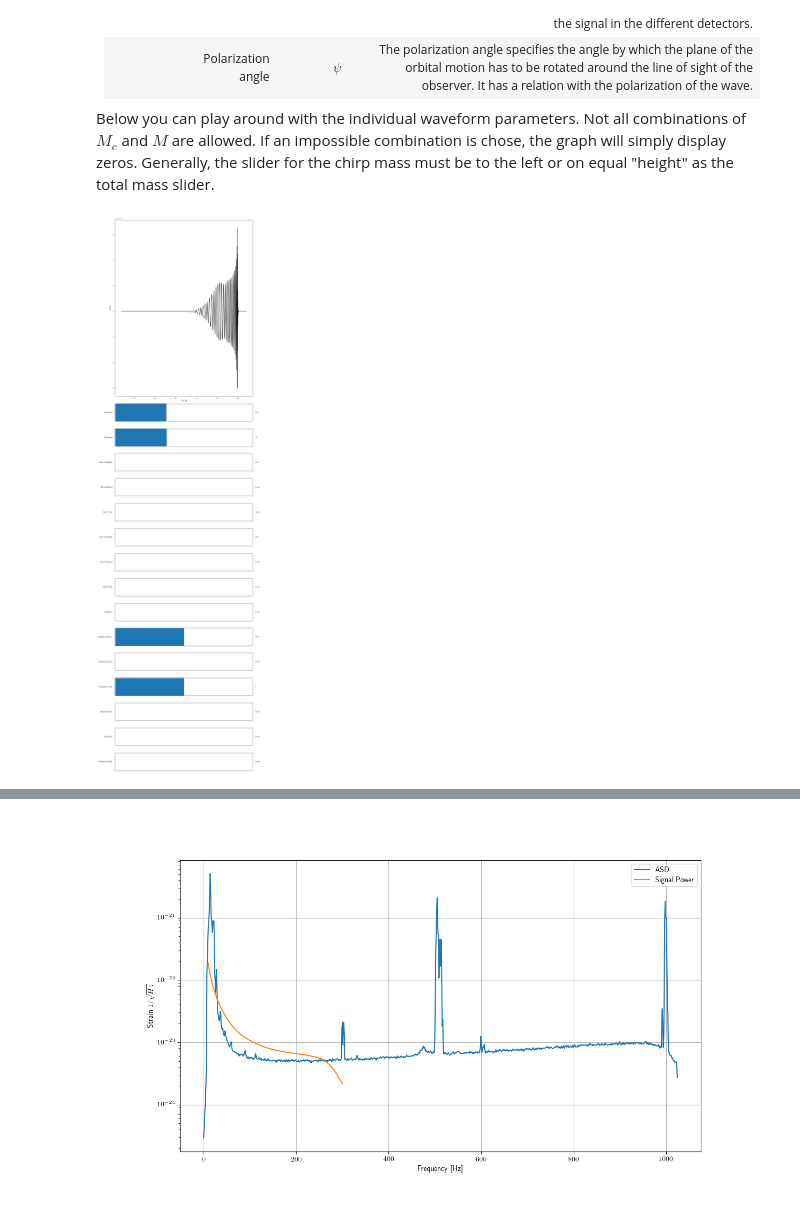
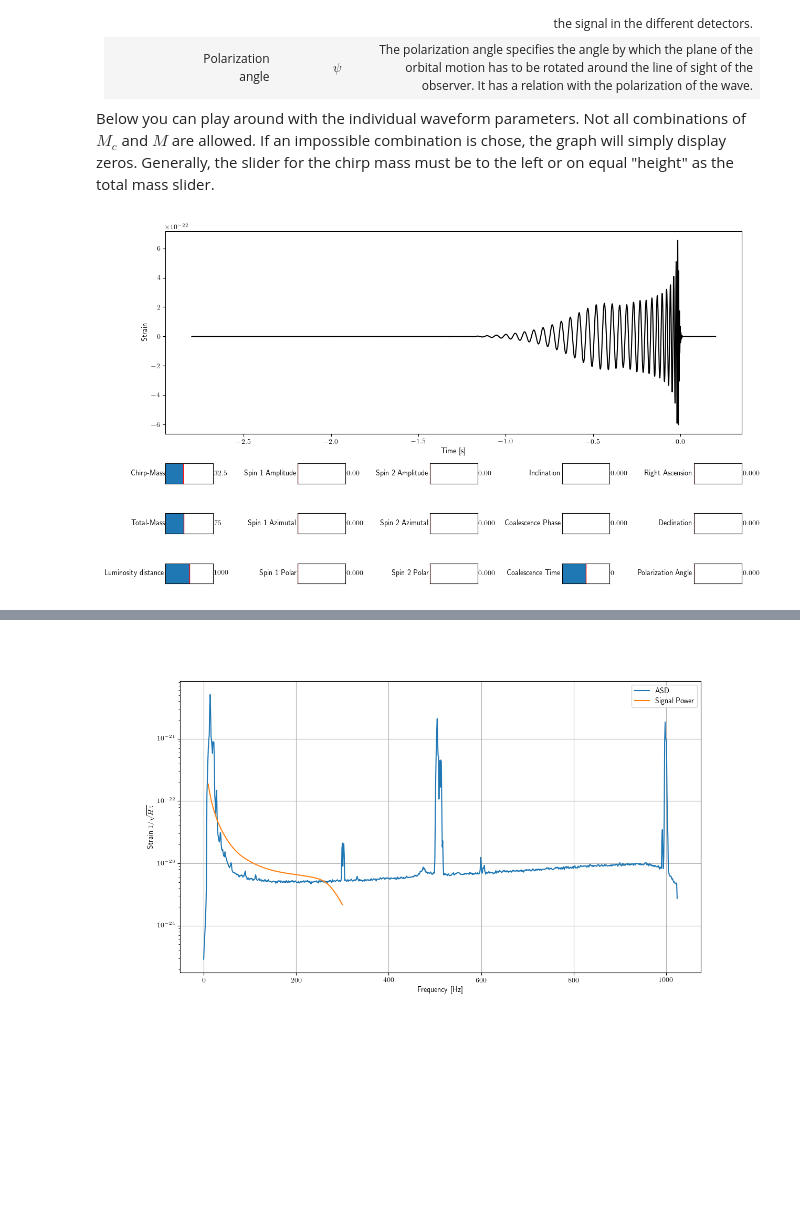
Before and after one commit to gwastro/ml-mock-data-challenge-1, a Jupyter notebook: tutorials/Gravitational Waves/tutorial_gw.ipynb, the cells around one changed output, grey strips where cells are left out. Drawn from its saved outputs; the diff is of its cells as text; code cells hidden in the pictures; blank space fills up the shorter version.

Commit message:
Updated parameter overview figure.

```diff
--- a/tutorials/Gravitational Waves/tutorial_gw.ipynb
+++ b/tutorials/Gravitational Waves/tutorial_gw.ipynb
@@ -270,6 +270,7 @@ To qualitatively understand the morpholgy of signals from different binary syste
 
 Below you can play around with the individual waveform parameters. Not all combinations of $M_c$ and $M$ are allowed. If an impossible combination is chose, the graph will simply display zeros. Generally, the slider for the chirp mass must be to the left or on equal "height" as the total mass slider.
 # %%
+from matplotlib.gridspec import GridSpec
 from pycbc.detector import Detector
 from pycbc.waveform import get_td_waveform
 from pycbc.coordinates import spherical_to_cartesian
@@ -306,7 +307,14 @@ def get_wav(m1, m2, spin1x, spin1y, spin1z, spin2x, spin2y, spin2z, inclination,
     return wav
 
 #Plotting
-fig, axs = plt.subplots(nrows=16, gridspec_kw={'height_ratios': [2] * 1 + [0.2] * 15}, figsize=(12.8, 6*7.2), num='Parameter influence')
+fig = plt.figure(figsize=(12.8, 7.2), num='Parameter influence')
+gs = GridSpec(4, 5, figure=fig, height_ratios=[1] + [0.1] * 3)
+axs = []
+axs.append(fig.add_subplot(gs[0, :])) #Main plot
+for j in range(5):
+    for i in range(1, 4):
+        axs.append(fig.add_subplot(gs[i, j]))
+#fig, axs = plt.subplots(nrows=16, gridspec_kw={'height_ratios': [2] * 1 + [0.2] * 15}, figsize=(12.8, 6*7.2), num='Parameter influence')
 
 init_mchirp = 32.5
 min_mchirp, max_mchirp = 26, 43.5
@@ -376,6 +384,12 @@ mtotal_slider = Slider(ax=axs[i],
                        valmax=max_mtotal,
                        valinit=init_mtotal)
 i += 1
+distance_slider = Slider(ax=axs[i],
+                         label='Luminosity distance',
+                         valmin=min_distance,
+                         valmax=max_distance,
+                         valinit=init_distance)
+i += 1
 spin1a_slider = Slider(ax=axs[i],
                        label='Spin 1 Amplitude',
                        valmin=min_spin1a,
@@ -417,12 +431,6 @@ inclination_slider = Slider(ax=axs[i],
                             valmin=min_inclination,
                             valmax=max_inclination,
                             valinit=init_inclination)
-i += 1
-distance_slider = Slider(ax=axs[i],
-                         label='Luminosity distance',
-                         valmin=min_distance,
-                         valmax=max_distance,
-                         valinit=init_distance)
 i += 1
 coa_phase_slider = Slider(ax=axs[i],
                           label='Coalescence Phase',
@@ -477,34 +485,34 @@ def update(val):
                   spin2y,
                   spin2z,
                   inclination_slider.val,
                   distance_slider.val,
                   coa_phase_slider.val,
                   tc_slider.val,
                   ra_slider.val,
                   dec_slider.val,
                   pol_slider.val
                  )
     line.set_xdata(wav.sample_times)
     line.set_ydata(wav.numpy())
 
 mchirp_slider.on_changed(update)
 mtotal_slider.on_changed(update)
 spin1a_slider.on_changed(update)
 spin1az_slider.on_changed(update)
 spin1po_slider.on_changed(update)
 spin2a_slider.on_changed(update)
 spin2az_slider.on_changed(update)
 spin2po_slider.on_changed(update)
 inclination_slider.on_changed(update)
 distance_slider.on_changed(update)
 coa_phase_slider.on_changed(update)
 tc_slider.on_changed(update)
 ra_slider.on_changed(update)
 dec_slider.on_changed(update)
 pol_slider.on_changed(update)
 fig.tight_layout()
 # %% [output]
-[figure, old version]
+[figure, new version]
 # %% [markdown]
 ## Detector noise
 
```
